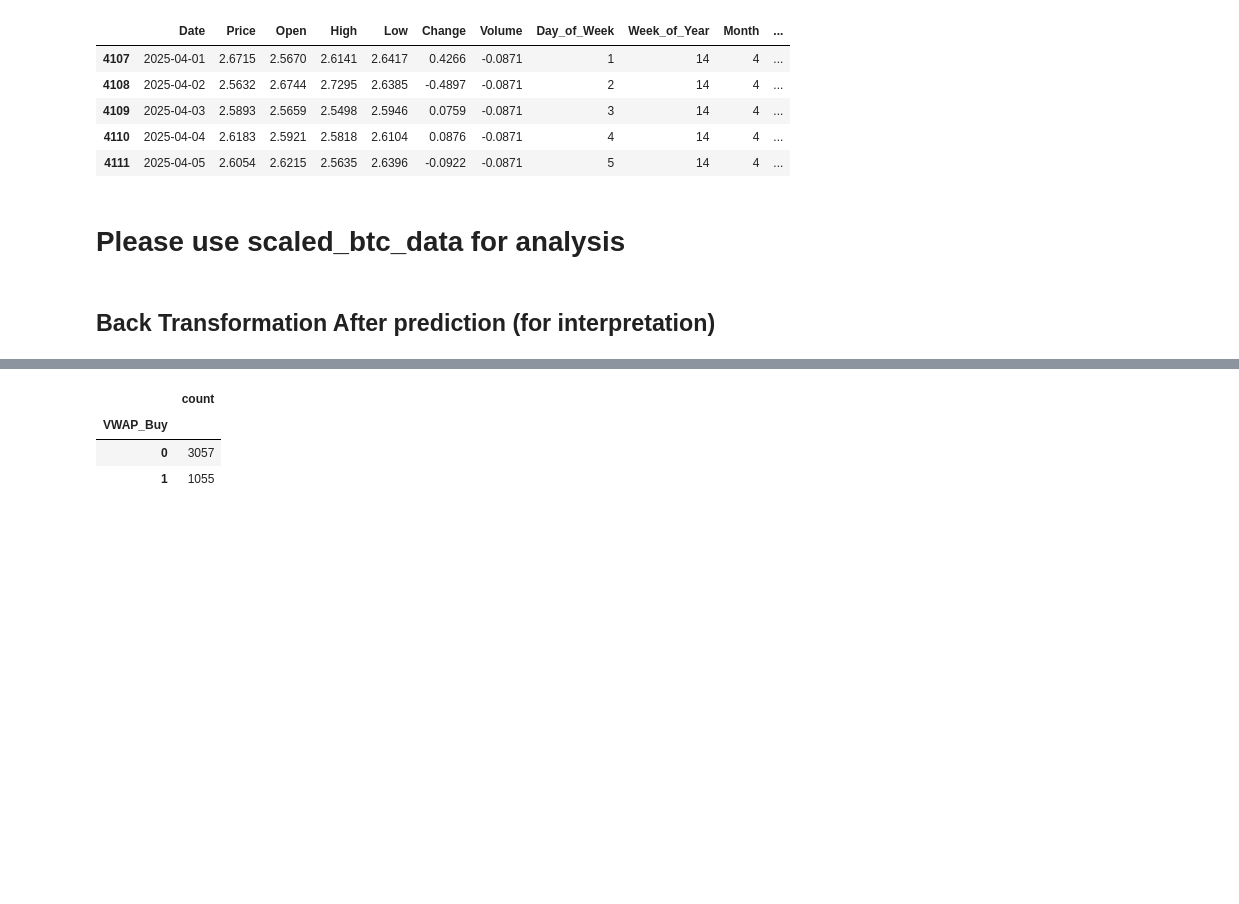
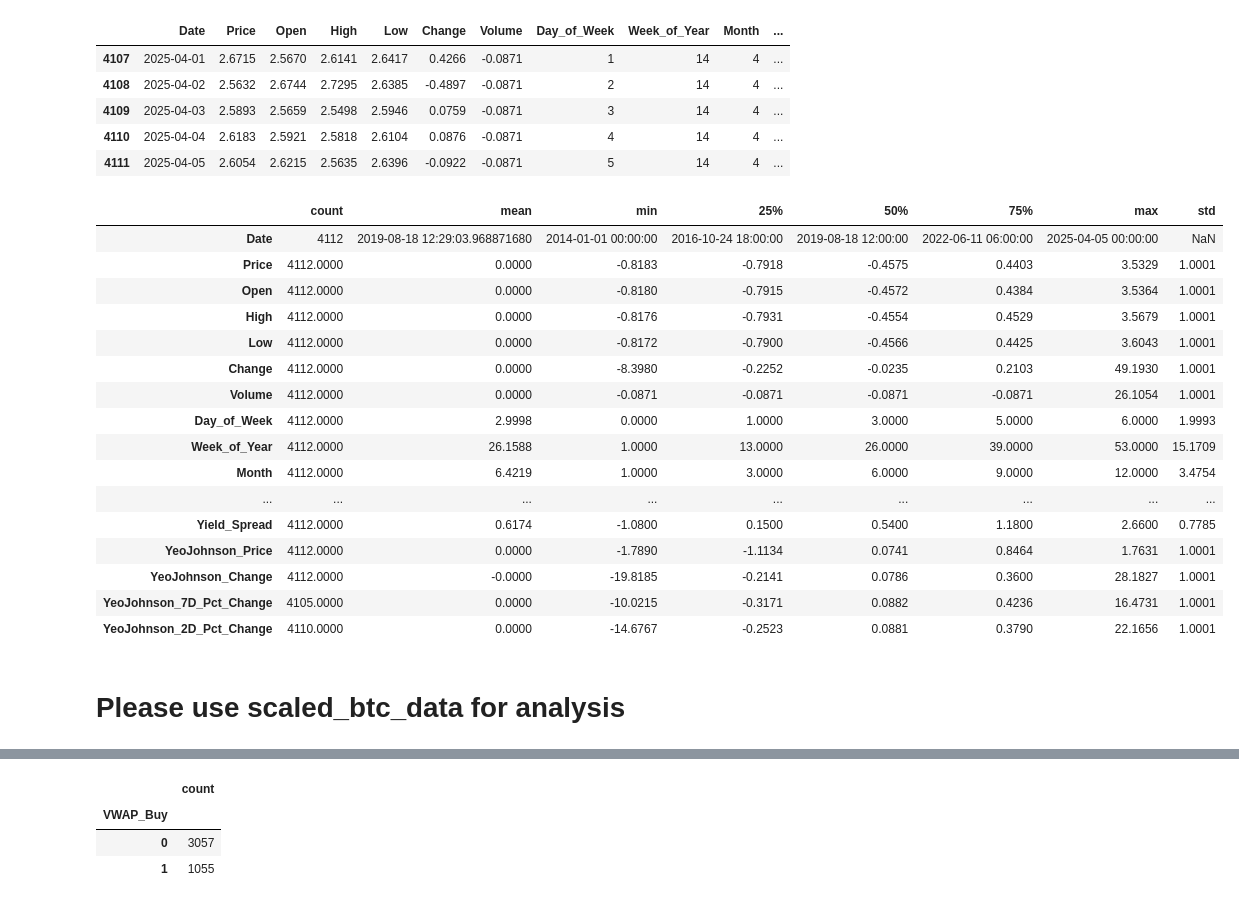
Before and after one commit to Rex-Chan99/Bitcoin_prediction, a Jupyter notebook: Master_dataset.ipynb, the cells around one changed output, grey strips where cells are left out. Cells and saved outputs as stored; diff of their text form; code cells hidden in the pictures; blank space fills up the shorter version.

```diff
--- a/Master_dataset.ipynb
+++ b/Master_dataset.ipynb
@@ -374,10 +356,6 @@ btc_data.head(20)
 btc_data["Support"] = btc_data["Low"].rolling(window=20).min()  # Lowest low in the past 20 days
 btc_data["Resistance"] = btc_data["High"].rolling(window=20).max()  # Highest high in the past 20 days
 
-# normalize the Fear_and_Greed_Index column
-btc_data["Fear_and_Greed_Index"] = (btc_data["Fear_and_Greed_Index"] - btc_data["Fear_and_Greed_Index"].min()) / (btc_data["Fear_and_Greed_Index"].max() - btc_data["Fear_and_Greed_Index"].min())
-btc_data.describe().T
-
 # Add two columns for extreme fear and extreme greed
 btc_data["Extreme_Fear"] = np.where(btc_data["Fear_and_Greed_Index"] < 0.2, 1, 0)
 btc_data["Extreme_Greed"] = np.where(btc_data["Fear_and_Greed_Index"] > 0.8, 1, 0)
@@ -452,35 +435,44 @@ memory usage: 1.4 MB
 # %% [markdown]
 **Yeo-Johnson Transformation** for Price, Change, Pct_Change
 # %%
-# For Price, Change, Pct_Change (use yeo-johnson)
+# For Price, Change, 7D_Pct_Change, 2D_Pct_Change (use yeo-johnson)
 from sklearn.preprocessing import PowerTransformer
 import pandas as pd
+
 # Initialize PowerTransformer for each column
-power_transformer_price = PowerTransformer(method='yeo-johnson', standardize=False)  # Disable standardization here
+power_transformer_price = PowerTransformer(method='yeo-johnson', standardize=False)  # Disable standardization
 power_transformer_change = PowerTransformer(method='yeo-johnson', standardize=False)
-power_transformer_pct_change = PowerTransformer(method='yeo-johnson', standardize=False)
+power_transformer_7d_pct_change = PowerTransformer(method='yeo-johnson', standardize=False)
+power_transformer_2d_pct_change = PowerTransformer(method='yeo-johnson', standardize=False)
 
-# Apply the Yeo-Johnson transformation to "Price"
+# Apply the Yeo-Johnson transformation to each column
 btc_data['YeoJohnson_Price'] = power_transformer_price.fit_transform(btc_data[['Price']])
 btc_data['YeoJohnson_Change'] = power_transformer_change.fit_transform(btc_data[['Change']])
-btc_data['YeoJohnson_Pct_Change'] = power_transformer_pct_change.fit_transform(btc_data[['Pct_Change']])
+btc_data['YeoJohnson_7D_Pct_Change'] = power_transformer_7d_pct_change.fit_transform(btc_data[['7D_Pct_Change']])
+btc_data['YeoJohnson_2D_Pct_Change'] = power_transformer_2d_pct_change.fit_transform(btc_data[['2D_Pct_Change']])
 
 # Store lambda values for each column
 lambdas = {
     'Price_lambda': power_transformer_price.lambdas_[0],
     'Change_lambda': power_transformer_change.lambdas_[0],
-    'Pct_Change_lambda': power_transformer_pct_change.lambdas_[0]}
+    '7D_Pct_Change_lambda': power_transformer_7d_pct_change.lambdas_[0],
+    '2D_Pct_Change_lambda': power_transformer_2d_pct_change.lambdas_[0]
+}
 
 # Calculate mean and standard deviation for each transformed column
 transformed_means = {
     'Price_mean': btc_data['YeoJohnson_Price'].mean(),
     'Change_mean': btc_data['YeoJohnson_Change'].mean(),
-    'Pct_Change_mean': btc_data['YeoJohnson_Pct_Change'].mean()}
+    '7D_Pct_Change_mean': btc_data['YeoJohnson_7D_Pct_Change'].mean(),
+    '2D_Pct_Change_mean': btc_data['YeoJohnson_2D_Pct_Change'].mean()
+}
 
 transformed_stds = {
     'Price_std': btc_data['YeoJohnson_Price'].std(),
     'Change_std': btc_data['YeoJohnson_Change'].std(),
-    'Pct_Change_std': btc_data['YeoJohnson_Pct_Change'].std()}
+    '7D_Pct_Change_std': btc_data['YeoJohnson_7D_Pct_Change'].std(),
+    '2D_Pct_Change_std': btc_data['YeoJohnson_2D_Pct_Change'].std()
+}
 
 # Print the collected lambdas, means, and standard deviations
 print(f"Lambdas: {lambdas}")
@@ -491,5 +483,6 @@ print(f"Standard Deviations: {transformed_stds}")
 # Recreate PowerTransformers with stored lambdas for back-transformation
 power_transformer_price.lambdas_ = [lambdas['Price_lambda']]
 power_transformer_change.lambdas_ = [lambdas['Change_lambda']]
-power_transformer_pct_change.lambdas_ = [lambdas['Pct_Change_lambda']]
+power_transformer_7d_pct_change.lambdas_ = [lambdas['7D_Pct_Change_lambda']]
+power_transformer_2d_pct_change.lambdas_ = [lambdas['2D_Pct_Change_lambda']]
 # %% [output]
@@ -524,10 +521,11 @@ standard_scaler = StandardScaler()
 
 # List of features for scaling
 numeric_features = ['Price', 'Open', 'High', 'Low', 'Change', 'Volume', 'RSI_6', 'RSI_12', 'EMA_14',
-       'SMA_14', 'OBV', 'MACD', 'MACD_Signal', 'MACD_Hist',
-       'BB_Lower', 'BB_Middle', 'BB_Upper',
-       'ATR', 'Stop_Loss_Long', 'Stop_Loss_Short', 'VWAP', 'Support', 'Resistance', 'Pct_Change', 'Fear_and_Greed_Index',
-                    'YeoJohnson_Price', 'YeoJohnson_Change', 'YeoJohnson_Pct_Change']
+       'SMA_14', 'OBV', 'MACD', 'MACD_Signal','MACD_above_signal', 'MACD_below_signal','MACD_cum_buy', 'MACD_cum_sell',
+       'BB_lower', 'BB_upper','Price_below_BB_lower', 'Price_above_BB_upper', 'BB_cum_Buy', 'BB_cum_Sell',
+       'ATR', 'Stop_Loss_Long', 'Stop_Loss_Short', 'VWAP',
+                    'Support', 'Resistance', 'Fear_and_Greed_Index',
+                    'YeoJohnson_Price', 'YeoJohnson_Change', 'YeoJohnson_7D_Pct_Change', 'YeoJohnson_2D_Pct_Change']
 
 # Fit and transform only the numeric features
 scaled_features = standard_scaler.fit_transform(btc_data[numeric_features])
@@ -546,7 +544,25 @@ scaled_btc_data.tail()
 | 4109 | 2025-04-03 | 2.5893 | 2.5659 | 2.5498 | 2.5946 | 0.0759 | -0.0871 | 3 | 14 | 4 | ... |
 | 4110 | 2025-04-04 | 2.6183 | 2.5921 | 2.5818 | 2.6104 | 0.0876 | -0.0871 | 4 | 14 | 4 | ... |
 | 4111 | 2025-04-05 | 2.6054 | 2.6215 | 2.5635 | 2.6396 | -0.0922 | -0.0871 | 5 | 14 | 4 | ... |
+# %%
+scaled_btc_data.describe().T
+# %% [output]
+|  | count | mean | min | 25% | 50% | 75% | max | std |
+| Date | 4112 | 2019-08-18 12:29:03.968871680 | 2014-01-01 00:00:00 | 2016-10-24 18:00:00 | 2019-08-18 12:00:00 | 2022-06-11 06:00:00 | 2025-04-05 00:00:00 | NaN |
+| Price | 4112.0000 | 0.0000 | -0.8183 | -0.7918 | -0.4575 | 0.4403 | 3.5329 | 1.0001 |
+| Open | 4112.0000 | 0.0000 | -0.8180 | -0.7915 | -0.4572 | 0.4384 | 3.5364 | 1.0001 |
+| High | 4112.0000 | 0.0000 | -0.8176 | -0.7931 | -0.4554 | 0.4529 | 3.5679 | 1.0001 |
+| Low | 4112.0000 | 0.0000 | -0.8172 | -0.7900 | -0.4566 | 0.4425 | 3.6043 | 1.0001 |
+| Change | 4112.0000 | 0.0000 | -8.3980 | -0.2252 | -0.0235 | 0.2103 | 49.1930 | 1.0001 |
+| Volume | 4112.0000 | 0.0000 | -0.0871 | -0.0871 | -0.0871 | -0.0871 | 26.1054 | 1.0001 |
+| Day_of_Week | 4112.0000 | 2.9998 | 0.0000 | 1.0000 | 3.0000 | 5.0000 | 6.0000 | 1.9993 |
+| Week_of_Year | 4112.0000 | 26.1588 | 1.0000 | 13.0000 | 26.0000 | 39.0000 | 53.0000 | 15.1709 |
+| Month | 4112.0000 | 6.4219 | 1.0000 | 3.0000 | 6.0000 | 9.0000 | 12.0000 | 3.4754 |
+| ... | ... | ... | ... | ... | ... | ... | ... | ... |
+| Yield_Spread | 4112.0000 | 0.6174 | -1.0800 | 0.1500 | 0.5400 | 1.1800 | 2.6600 | 0.7785 |
+| YeoJohnson_Price | 4112.0000 | 0.0000 | -1.7890 | -1.1134 | 0.0741 | 0.8464 | 1.7631 | 1.0001 |
+| YeoJohnson_Change | 4112.0000 | -0.0000 | -19.8185 | -0.2141 | 0.0786 | 0.3600 | 28.1827 | 1.0001 |
+| YeoJohnson_7D_Pct_Change | 4105.0000 | 0.0000 | -10.0215 | -0.3171 | 0.0882 | 0.4236 | 16.4731 | 1.0001 |
+| YeoJohnson_2D_Pct_Change | 4110.0000 | 0.0000 | -14.6767 | -0.2523 | 0.0881 | 0.3790 | 22.1656 | 1.0001 |
 # %% [markdown]
 # **Please use scaled_btc_data for analysis**
-# %% [markdown]
-## Back Transformation After prediction (for interpretation)
```
Also changed, not shown: parts of 16 cells of this notebook.
